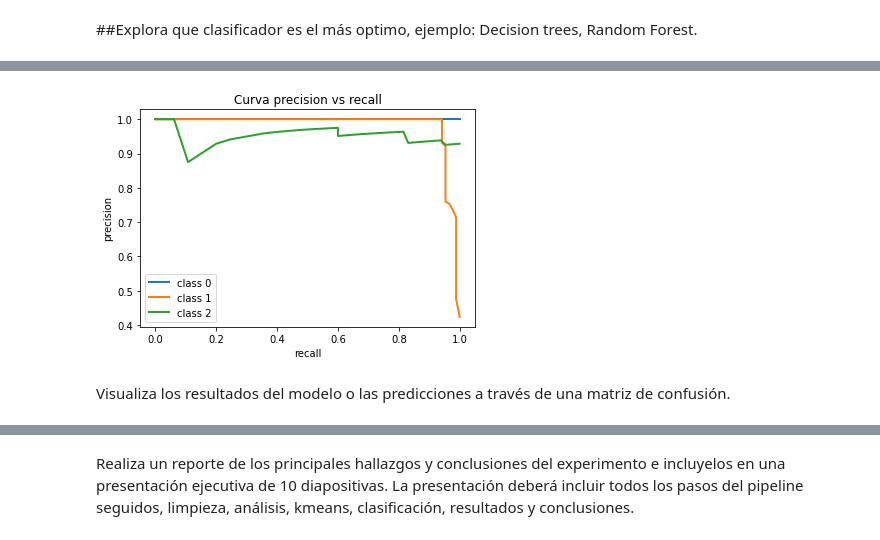
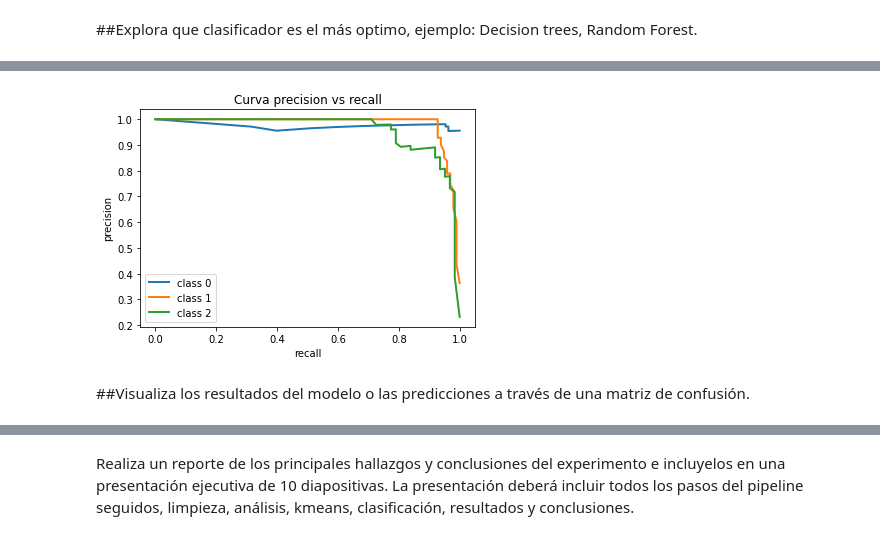
Before and after one commit to PosgradoMNA/actividades-del-projecto-equipo-125, a Jupyter notebook: Reto_2.ipynb, the cells around one changed output, grey strips where cells are left out. Drawn from its saved outputs; the diff is of its cells as text; code cells hidden in the pictures.

```diff
--- a/Reto_2.ipynb
+++ b/Reto_2.ipynb
@@ -396,35 +396,35 @@ n_classes = len(set(y["SEMAFORO"]))
 
 Y = label_binarize(y["SEMAFORO"], classes=list(y["SEMAFORO"].unique()))
 
-X_train, X_test, y_train, y_test = train_test_split(X,
+Xtrain, Xtest, ytrain, ytest = train_test_split(X,
                                                     Y,
-                                                    random_state = 42)
+                                                    random_state = 42, stratify=Y)
 
-clf = OneVsRestClassifier(RandomForestClassifier())
-clf.fit(X_train, y_train)
+clf = OneVsRestClassifier(RandomForestClassifier(random_state=42, class_weight='balanced'))
+clf.fit(Xtrain, ytrain)
 
-y_score = clf.predict_proba(X_test)
+y_score = clf.predict_proba(Xtest)
 # %%
 #Hacemos la Curva de Precision Recall
 #Para la clase 0, parece que la clasifica muy bien.
 #Para la clase 1, parece que la clasifica muy bien precision hasta tener alrededor de .95 de recall, ya que pasando ese valor desciende el recall.
 #Para la clase 2 se tiene un comportamiento con mayor variabilidad entre precision y recall. A partir de .85 de recall desciende la precision.
 precision = dict()
 recall = dict()
 for i in range(n_classes):
-    precision[i], recall[i], _ = precision_recall_curve(y_test[:, i],
+    precision[i], recall[i], _ = precision_recall_curve(ytest[:, i],
                                                         y_score[:, i])
     plt.plot(recall[i], precision[i], lw=2, label='class {}'.format(i))
 
 plt.xlabel("recall")
 plt.ylabel("precision")
 plt.legend(loc="best")
 plt.title("Curva precision vs recall")
 plt.show()
 # %% [output]
-[figure, old version]
+[figure, new version]
 # %% [markdown]
-Visualiza los resultados del modelo o las predicciones a través de una matriz de confusión.
+##Visualiza los resultados del modelo o las predicciones a través de una matriz de confusión.
 # %%
 #Generamos la matriz de confusión
 from sklearn.metrics import confusion_matrix
```
Also changed, not shown: parts of 10 cells of this notebook.
